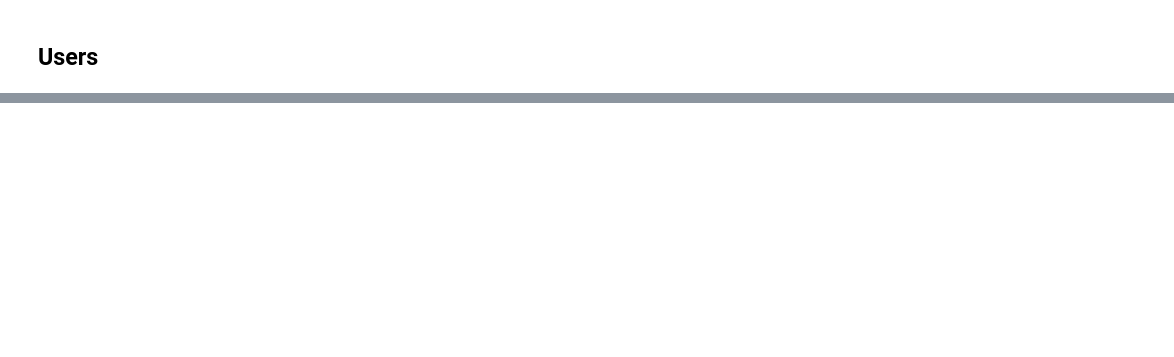
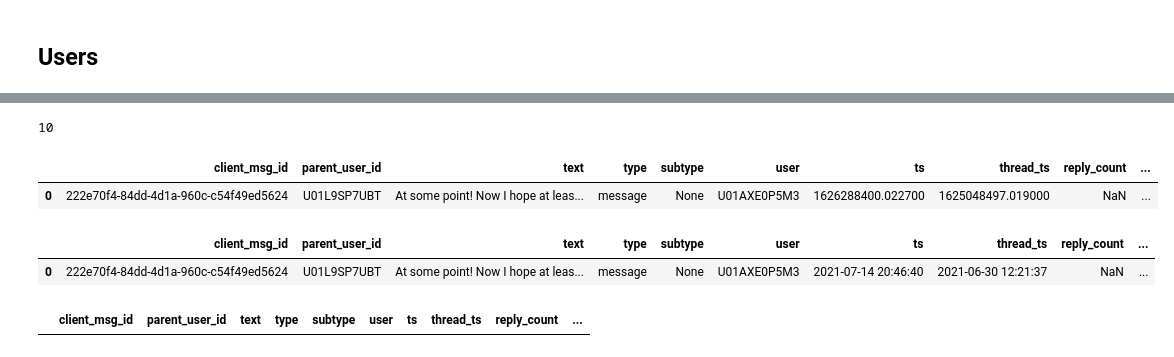
Before and after one commit to IremErturk/dtc-de-capstone-project, a Jupyter notebook: data-ingestion/exploration.ipynb, the cells around one changed output, grey strips where cells are left out. Drawn from its saved outputs; the diff is of its cells as text; code cells hidden in the pictures; blank space fills up the shorter version.

```diff
--- a/data-ingestion/exploration.ipynb
+++ b/data-ingestion/exploration.ipynb
@@ -156,0 +867,20 @@ def clean_user(d):
+# %%
+def clean_message_text(text):
+    user_pattern = re.compile(r"<@(.+?)>")
+    link_pattern_text = re.compile(r"<(http.+?)\|(.+?)>")
+    link_pattern = re.compile(r"<(http.+?)>")
+
+    text = (
+        text.replace("\xa0", " ")
+        .replace("•", "-")
+        .replace("\n\n", "\n")
+        .replace("'", "")
+        .replace("`", "")
+    )
+    text = re.sub("\n", " ", text)
+    text = user_pattern.sub("", text)
+    text = link_pattern_text.sub("", text)
+    text = link_pattern.sub("", text)
+    return text.strip()
+# %%
+message_data['text'] = message_data['text'].apply(lambda x: clean_message_text(x))
@@ -156,0 +903,12 @@ def clean_user(d):
+# %%
+len(message_data.columns)
+# %% [output]
+10
+# %%
+thread_replies = message_data[message_data.parent_user_id.notnull()]
+root_messages = message_data[message_data.parent_user_id.isnull()]
+# %%
+thread_replies.head(3)
+# %% [output]
+|  | client_msg_id | parent_user_id | text | type | subtype | user | ts | thread_ts | reply_count | ... |
+| 0 | 222e70f4-84dd-4d1a-960c-c54f49ed5624 | U01L9SP7UBT | At some point! Now I hope at leas... | message | None | U01AXE0P5M3 | 1626288400.022700 | 1625048497.019000 | NaN | ... |
@@ -156,0 +929,9 @@ def clean_user(d):
+# %%
+thread_replies.head(10)
+# %% [output]
+|  | client_msg_id | parent_user_id | text | type | subtype | user | ts | thread_ts | reply_count | ... |
+| 0 | 222e70f4-84dd-4d1a-960c-c54f49ed5624 | U01L9SP7UBT | At some point! Now I hope at leas... | message | None | U01AXE0P5M3 | 2021-07-14 20:46:40 | 2021-06-30 12:21:37 | NaN | ... |
+# %%
+root_messages.head(10)
+# %% [output]
+|  | client_msg_id | parent_user_id | text | type | subtype | user | ts | thread_ts | reply_count | ... |
```
Also changed, not shown: parts of 101 cells of this notebook, 2 other files.
